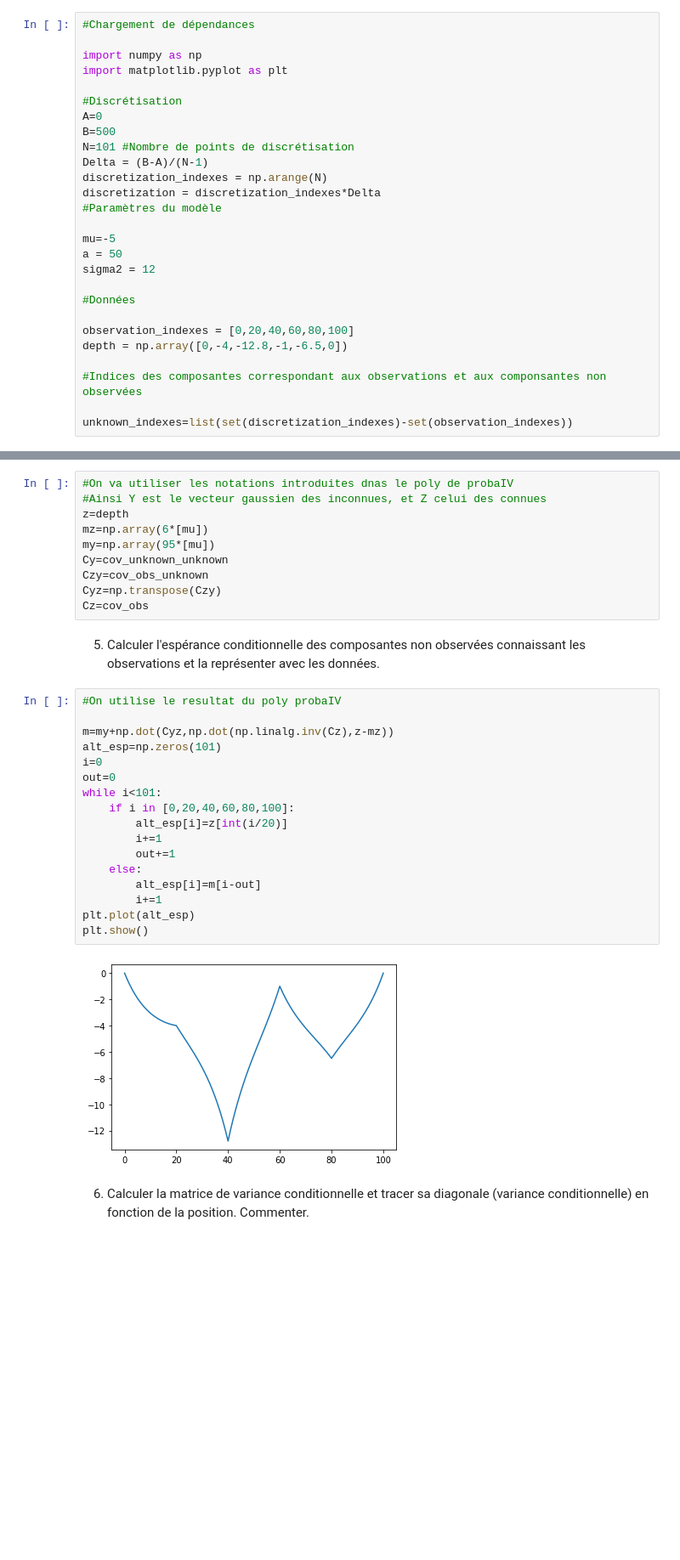
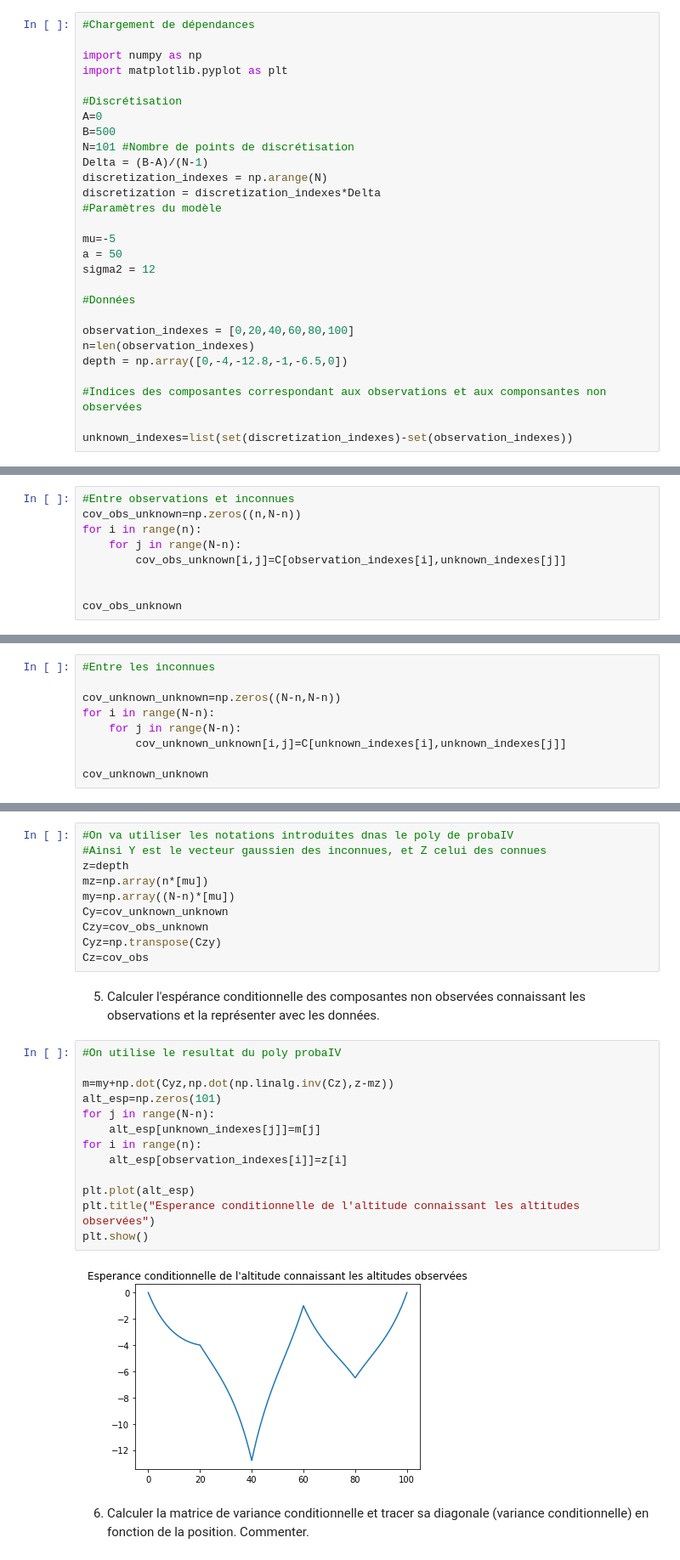
Before and after one commit to BenjaminPiet/Projet_proba, a Jupyter notebook: Projet_numerique_de_Probabilités.ipynb, the cells around one changed output, grey strips where cells are left out. Shown: that part at 85% size. Drawn from its saved outputs; the diff is of its cells as text; blank space fills up the shorter version.

```diff
--- a/Projet_numerique_de_Probabilités.ipynb
+++ b/Projet_numerique_de_Probabilités.ipynb
@@ -121,6 +121,7 @@ sigma2 = 12
 #Données
 
 observation_indexes = [0,20,40,60,80,100]
+n=len(observation_indexes)
 depth = np.array([0,-4,-12.8,-1,-6.5,0])
 
 #Indices des composantes correspondant aux observations et aux componsantes non observées
@@ -270,0 +201,9 @@ array([[1.20000000e+01, 1.08580490e+01, 9.82476904e+00, ...,
+# %%
+#Entre observations et inconnues
+cov_obs_unknown=np.zeros((n,N-n))
+for i in range(n):
+    for j in range(N-n):
+        cov_obs_unknown[i,j]=C[observation_indexes[i],unknown_indexes[j]]
+
+
+cov_obs_unknown
@@ -270,0 +228,9 @@ array([[1.20000000e+01, 1.08580490e+01, 9.82476904e+00, ...,
+# %%
+#Entre les inconnues
+
+cov_unknown_unknown=np.zeros((N-n,N-n))
+for i in range(N-n):
+    for j in range(N-n):
+        cov_unknown_unknown[i,j]=C[unknown_indexes[i],unknown_indexes[j]]
+
+cov_unknown_unknown
@@ -272,8 +252,8 @@ array([[1.20000000e+01, 1.08580490e+01, 9.82476904e+00, ...,
 #On va utiliser les notations introduites dnas le poly de probaIV
 #Ainsi Y est le vecteur gaussien des inconnues, et Z celui des connues
 z=depth
-mz=np.array(6*[mu])
-my=np.array(95*[mu])
+mz=np.array(n*[mu])
+my=np.array((N-n)*[mu])
 Cy=cov_unknown_unknown
 Czy=cov_obs_unknown
 Cyz=np.transpose(Czy)
@@ -283,22 +263,18 @@ Cz=cov_obs
 # %%
 #On utilise le resultat du poly probaIV
 
 m=my+np.dot(Cyz,np.dot(np.linalg.inv(Cz),z-mz))
 alt_esp=np.zeros(101)
-i=0
-out=0
-while i<101:
-    if i in [0,20,40,60,80,100]:
-        alt_esp[i]=z[int(i/20)]
-        i+=1
-        out+=1
-    else:
-        alt_esp[i]=m[i-out]
-        i+=1
+for j in range(N-n):
+    alt_esp[unknown_indexes[j]]=m[j]
+for i in range(n):
+    alt_esp[observation_indexes[i]]=z[i]
+
 plt.plot(alt_esp)
+plt.title("Esperance conditionnelle de l'altitude connaissant les altitudes observées")
 plt.show()
 # %% [output]
-[figure, old version]
+[figure, new version]
 # %% [markdown]
 6. Calculer la matrice de variance conditionnelle et tracer sa diagonale (variance conditionnelle) en fonction de la position. Commenter.
 # %%
```
Also changed, not shown: parts of 11 cells of this notebook.
